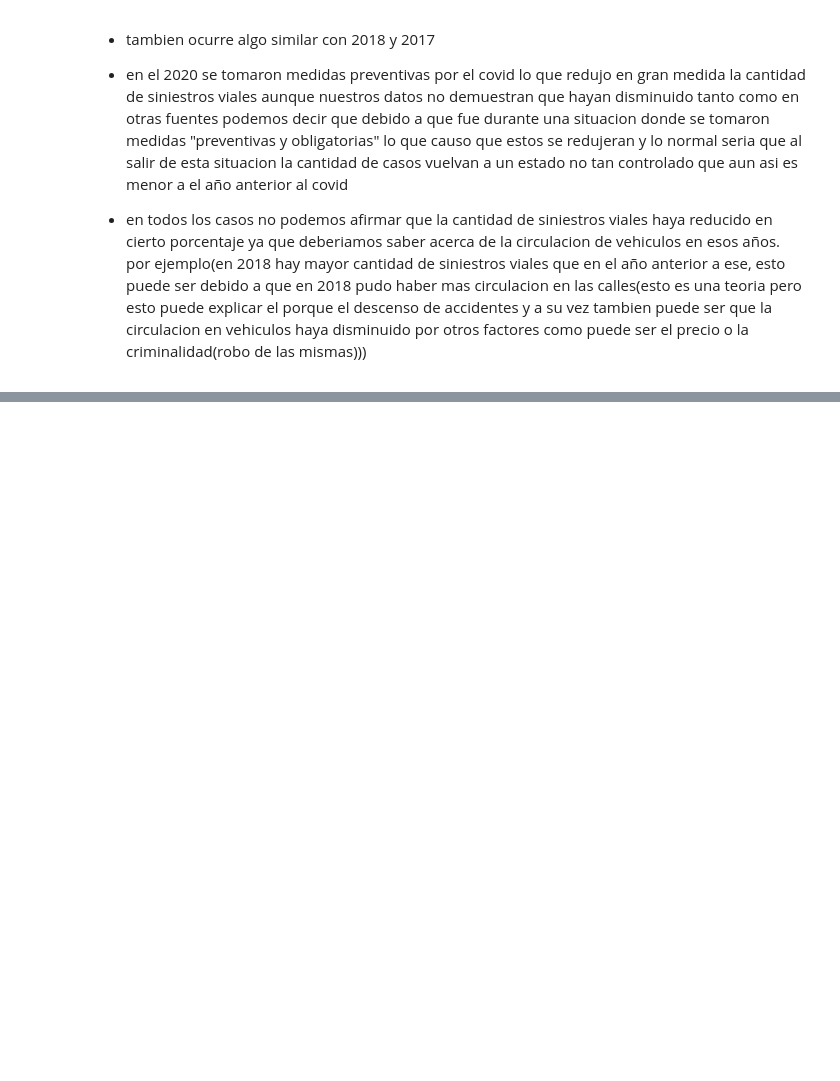
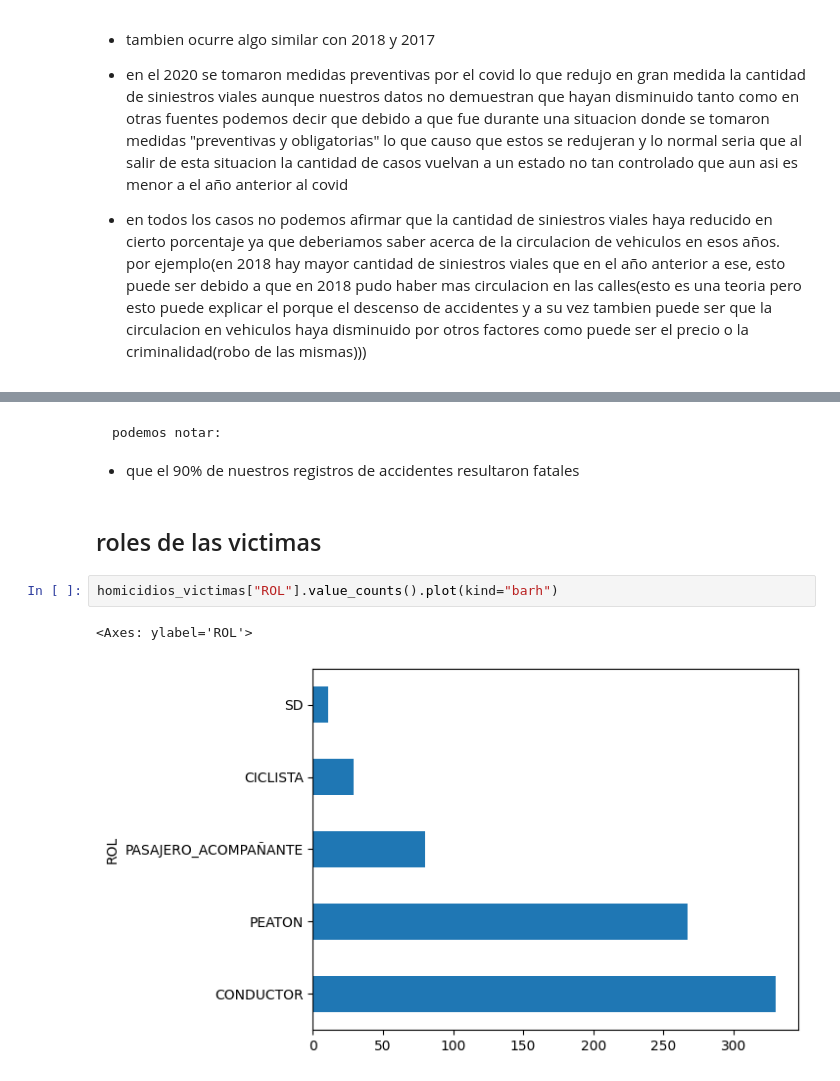
Before and after one commit to tDelbarco/PI_DataAnalytics_Siniestros-Viales, a Jupyter notebook: EDA.ipynb, the cells around one changed output, grey strips where cells are left out. Saved outputs shown, nothing was run; the diff lists cells and outputs as text; blank space fills up the shorter version.

```diff
--- a/EDA.ipynb
+++ b/EDA.ipynb
@@ -566,0 +710,10 @@ accidentes_año.plot(kind="barh")
+# %% [markdown]
+    podemos notar:
+* que el 90% de nuestros registros de accidentes resultaron fatales
+# %% [markdown]
+## roles de las victimas
+# %%
+homicidios_victimas["ROL"].value_counts().plot(kind="barh")
+# %% [output]
+<Axes: ylabel='ROL'>
+[figure, added]
```
Also changed, not shown: parts of 34 cells of this notebook, 1 other file.
